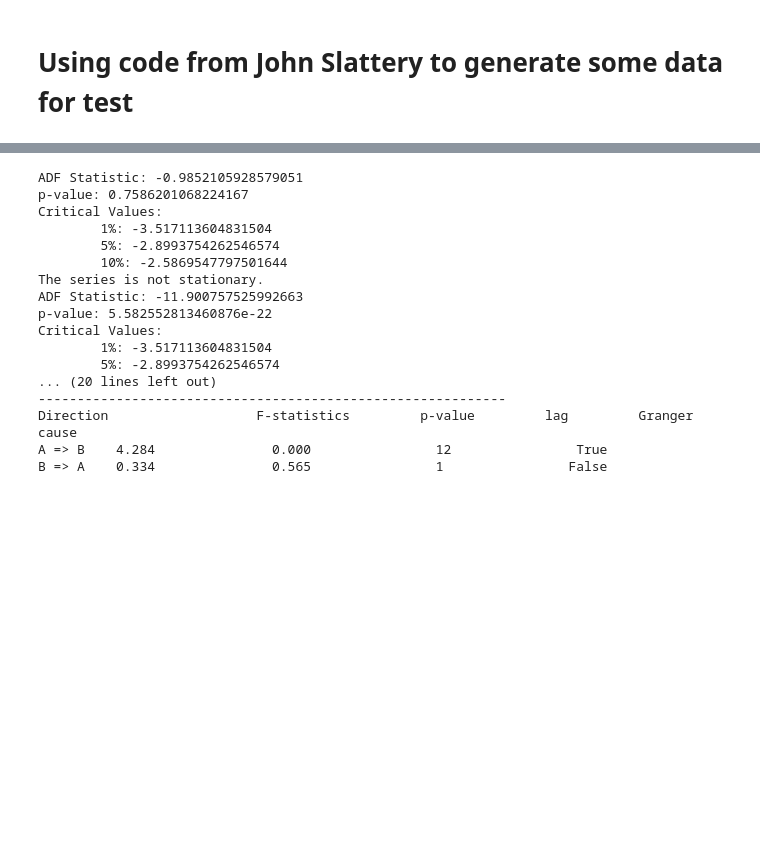
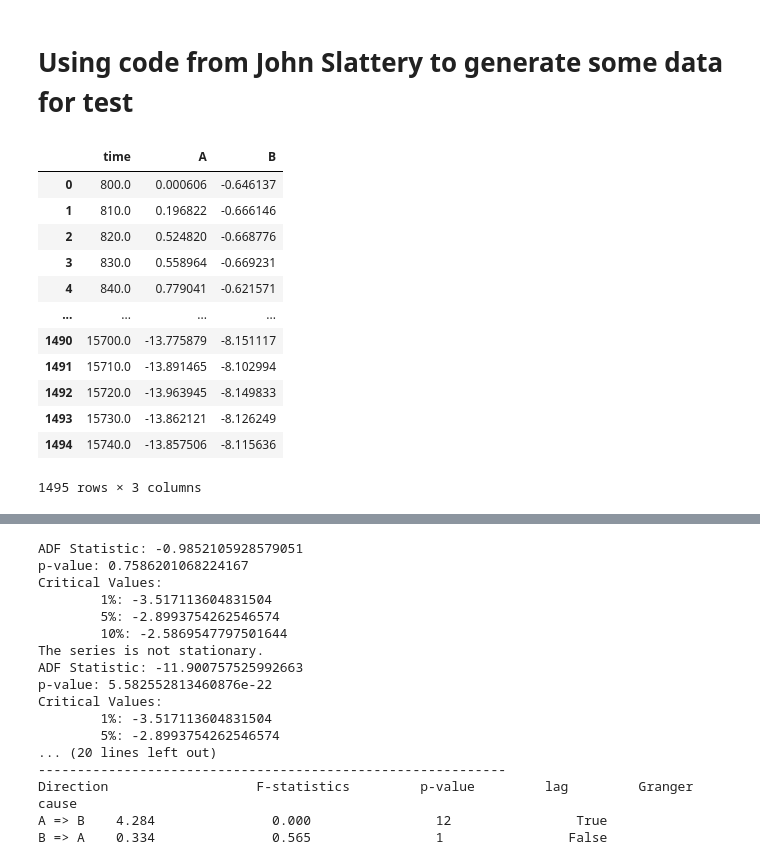
Before and after one commit to Peisong-Zheng/Paleoclimate_causality, a Jupyter notebook: Generate_syth_data_dt10.ipynb, the cells around one changed output, grey strips where cells are left out. Cells and saved outputs as stored; diff of their text form; code cells hidden in the pictures; blank space fills up the shorter version.

```diff
--- a/Generate_syth_data_dt10.ipynb
+++ b/Generate_syth_data_dt10.ipynb
@@ -76,0 +150,23 @@ def cal_snr(signal, noise):
+# %%
+# Example usage:
+# Generate dummy data
+dummy_data = gen_dummy_DO(length=1500)
+
+# Generate causally linked data with lag=5
+causally_linked_data = gen_linked_data(dummy_data, lag=5)
+causally_linked_data
+# plot the causally_linked_data
+# %% [output]
+|  | time | A | B |
+| 0 | 800.0 | 0.000606 | -0.646137 |
+| 1 | 810.0 | 0.196822 | -0.666146 |
+| 2 | 820.0 | 0.524820 | -0.668776 |
+| 3 | 830.0 | 0.558964 | -0.669231 |
+| 4 | 840.0 | 0.779041 | -0.621571 |
+| ... | ... | ... | ... |
+| 1490 | 15700.0 | -13.775879 | -8.151117 |
+| 1491 | 15710.0 | -13.891465 | -8.102994 |
+| 1492 | 15720.0 | -13.963945 | -8.149833 |
+| 1493 | 15730.0 | -13.862121 | -8.126249 |
+| 1494 | 15740.0 | -13.857506 | -8.115636 |
+1495 rows × 3 columns
```
Also changed, not shown: parts of 3 cells of this notebook.
